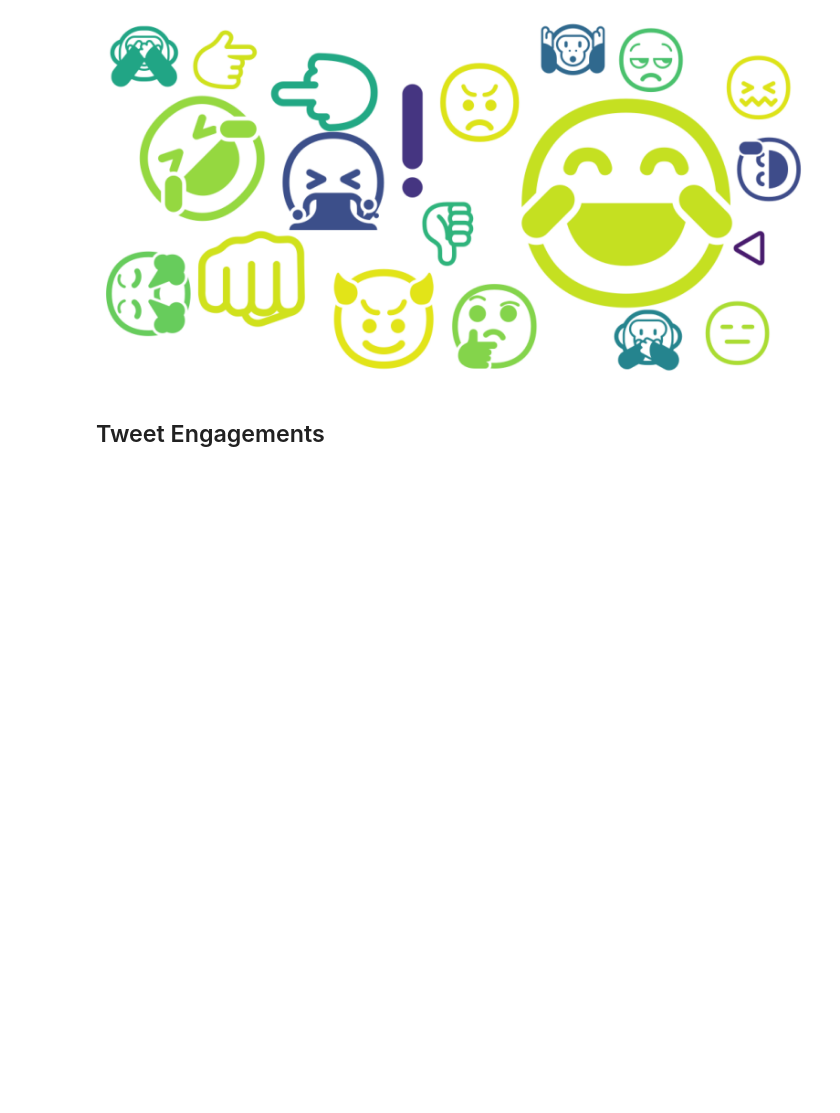
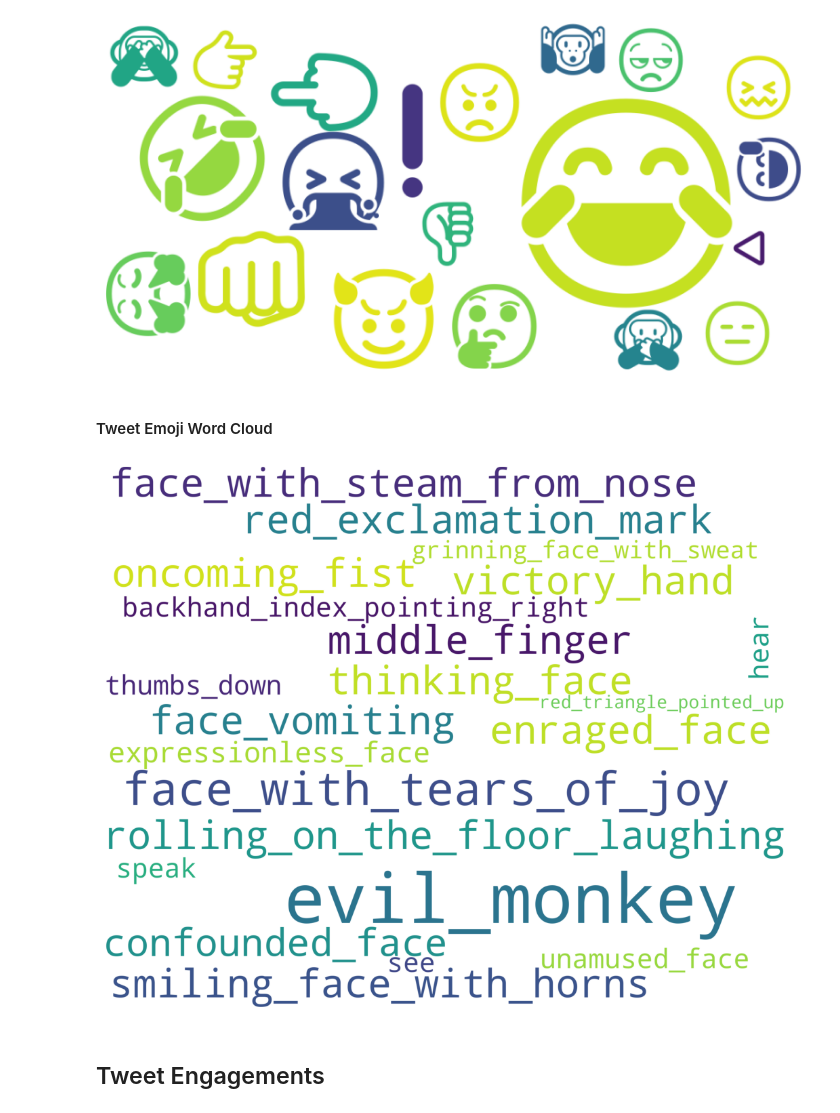
Before and after one commit to ShiroeLH/CS-132-PH-Twitter-Mis-Disinformation-Analysis, a Jupyter notebook: analysis/analysis.ipynb, the cells around one changed output. Drawn from its saved outputs; the diff is of its cells as text; code cells hidden in the pictures; blank space fills up the shorter version.

```diff
--- a/analysis/analysis.ipynb
+++ b/analysis/analysis.ipynb
@@ -633,3 +635,12 @@ top_tweet_emojis
  '🙈': 1,
  '😅': 1,
  '🔺': 1}
+# %%
+top_tweet_emojis_text = {
+  emoji.demojize(e):number
+  for e, number in collections.Counter(raw_tweets.apply(extract_emojis).sum()).items()
+}
+
+top_tweet_emojis_text = dict(sorted(top_tweet_emojis_text.items(), key=lambda x:x[1], reverse=True))
+
+top_tweet_emojis_text
@@ -649,6 +678,20 @@ $11$ tweets contain the 😂 emoji while $3$ tweets contain the 🤣 emoji.
 emoji_cloud.generate(" ".join(["{} ".format(e) * number for e, number in top_tweet_emojis.items()]))
 # %% [output]
 [figure]
+# %% [markdown]
+#### Tweet Emoji Word Cloud
+# %%
+tweetWordCloud = WordCloud(
+                      background_color='white',
+                      width=2500,
+                      height=2000
+                      ).generate(" ".join([e + " " for e, number in top_tweet_emojis_text.items()]))
+plt.figure(1,figsize=(13, 13))
+plt.imshow(tweetWordCloud)
+plt.axis('off')
+plt.show()
+# %% [output]
+[figure, added]
 # %% [markdown]
 ## Tweet Engagements
 # %%
```
Also changed, not shown: parts of 6 cells of this notebook.
